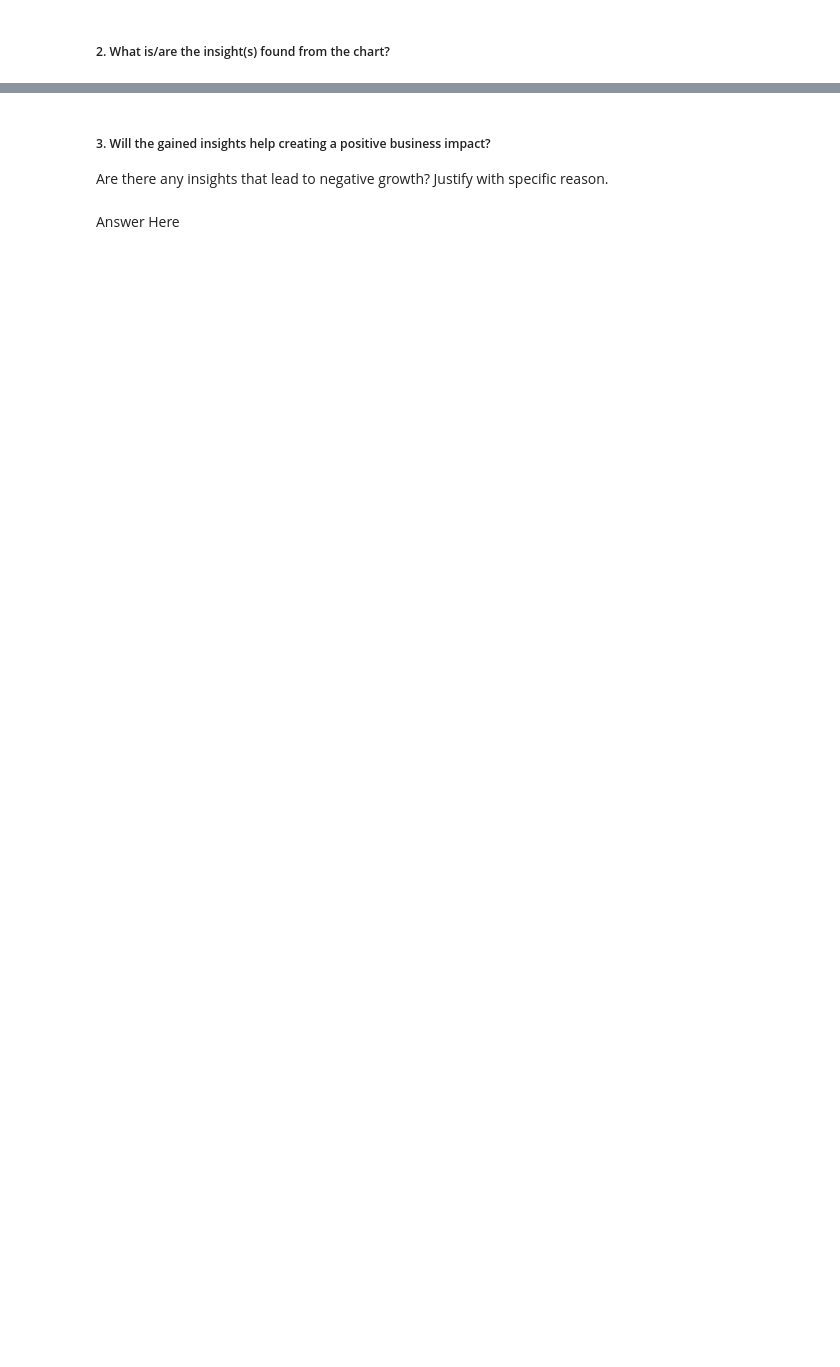
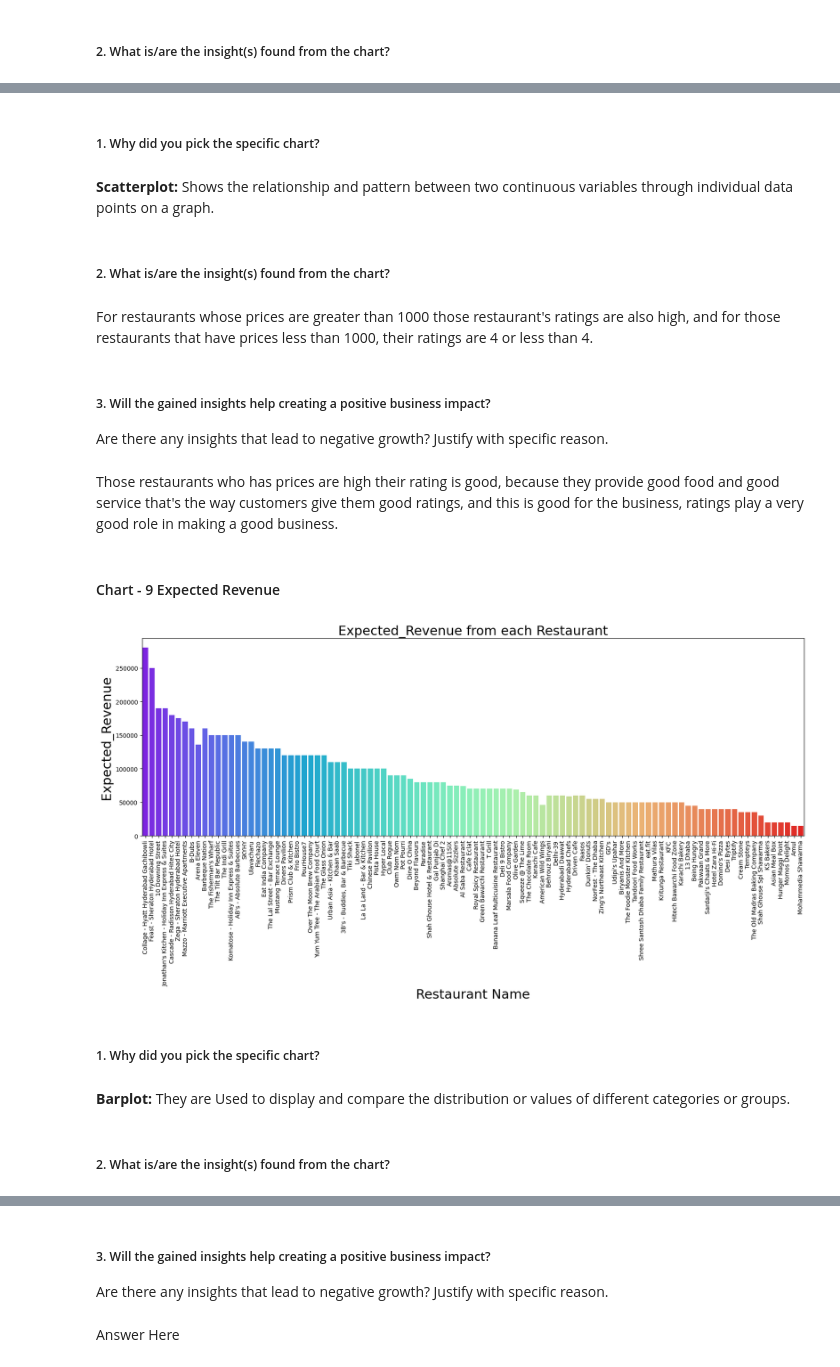
Before and after one commit to David-Kumawat/Capstone-Project---4-Zomato-Restaurant-Clustering-And-Sentiment-Analysis, a Jupyter notebook: Unsupervised_Zomato_Restaurant_Clustering_And_Sentiment_Analysis.ipynb, the cells around one changed output, grey strips where cells are left out. Saved outputs shown, nothing was run; the diff lists cells and outputs as text; code cells hidden in the pictures; blank space fills up the shorter version.

```diff
--- a/Unsupervised_Zomato_Restaurant_Clustering_And_Sentiment_Analysis.ipynb
+++ b/Unsupervised_Zomato_Restaurant_Clustering_And_Sentiment_Analysis.ipynb
@@ -1147,0 +1175,33 @@ Answer Here
+# %% [markdown]
+##### 1. Why did you pick the specific chart?
+# %% [markdown]
+**Scatterplot:**
+Shows the relationship and pattern between two continuous variables through individual data points on a graph.
+# %% [markdown]
+##### 2. What is/are the insight(s) found from the chart?
+# %% [markdown]
+For restaurants whose prices are greater than 1000 those restaurant's ratings are also high, and for those restaurants that have prices less than 1000, their ratings are 4 or less than 4.
+# %% [markdown]
+##### 3. Will the gained insights help creating a positive business impact?
+Are there any insights that lead to negative growth? Justify with specific reason.
+# %% [markdown]
+Those restaurants who has prices are high their rating is good, because they provide good food and good service that's the way customers give them good ratings, and this is good for the business, ratings play a very good role in making a good business.
+# %% [markdown]
+#### Chart - 9 Expected Revenue
+# %%
+# Chart - 9 visualization code to understand expected revenue
+fig = plt.figure(figsize=[20,6])
+sns.barplot(data= data, x='Restaurant', y= 'Expected_Revenue', palette ="rainbow")
+plt.title("Expected_Revenue from each Restaurant", size = 22)
+plt.xlabel('Restaurant Name', size = 22)
+plt.xticks(rotation=90)
+plt.ylabel('Expected_Revenue', size = 22)
+plt.show()
+# %% [output]
+[figure, added]
+# %% [markdown]
+##### 1. Why did you pick the specific chart?
+# %% [markdown]
+**Barplot:** They are Used to display and compare the distribution or values of different categories or groups.
+# %% [markdown]
+##### 2. What is/are the insight(s) found from the chart?
```
Also changed, not shown: parts of 86 cells of this notebook.
